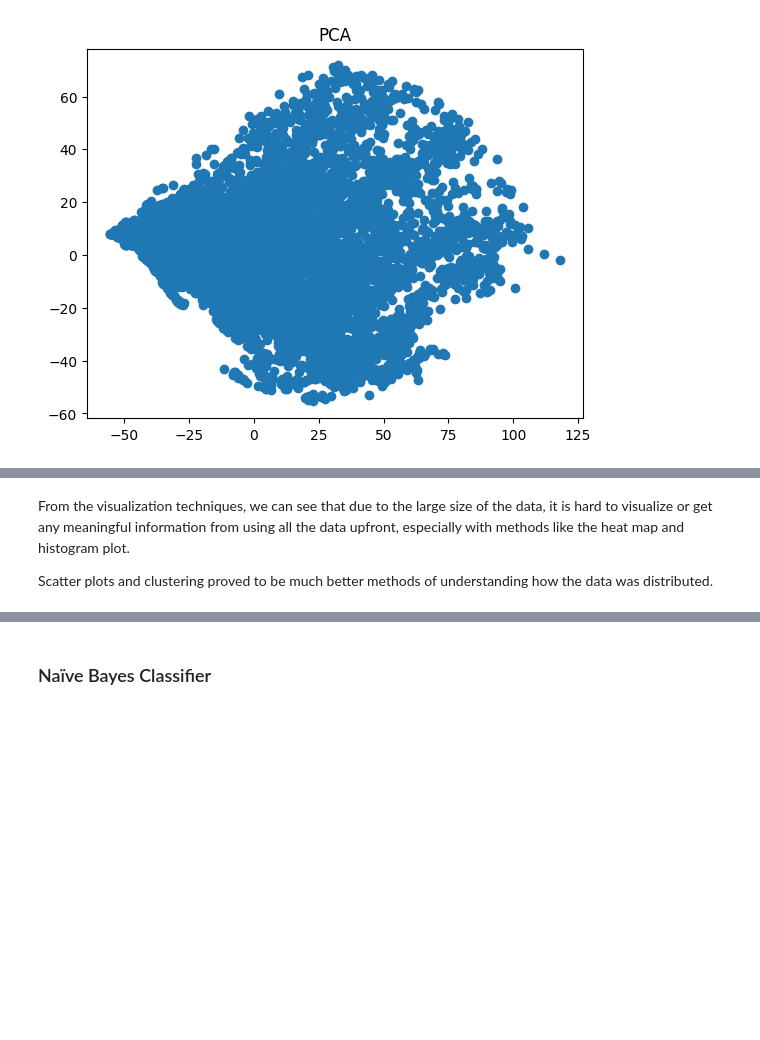
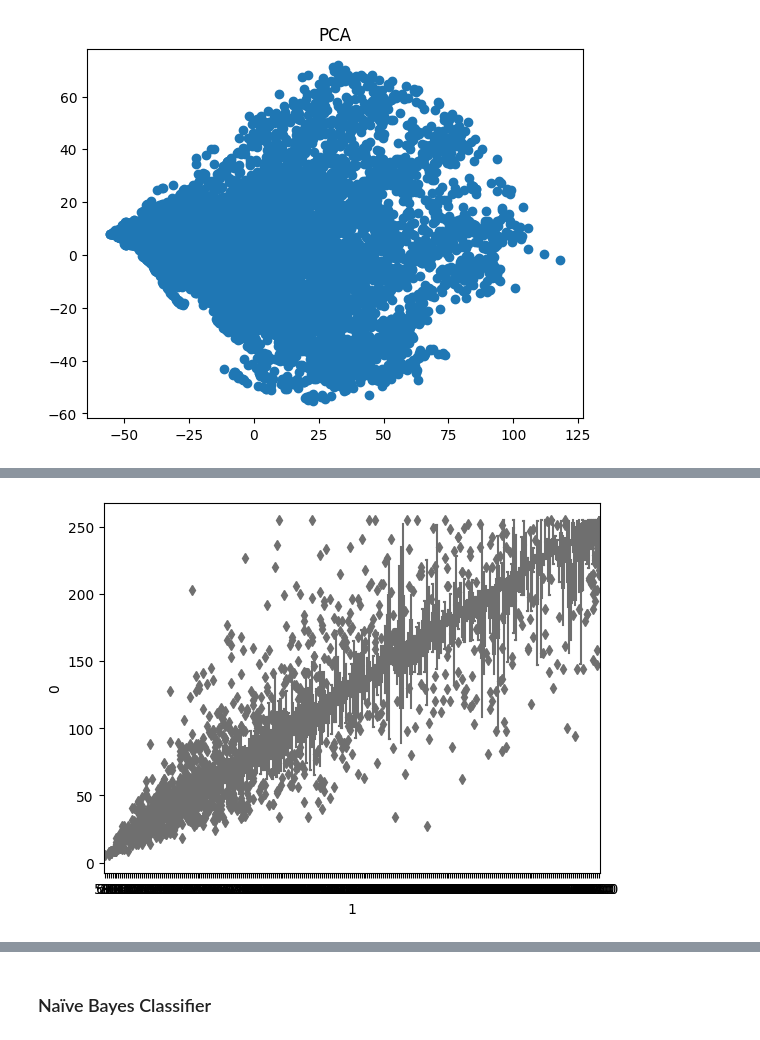
Before and after one commit to amv2/F20DL_Coursework_Group8_2023-24, a Jupyter notebook: CW-part1.ipynb, the cells around one changed output, grey strips where cells are left out. Cells and saved outputs as stored; diff of their text form; code cells hidden in the pictures; blank space fills up the shorter version.

Commit message:
update data visualization

```diff
--- a/CW-part1.ipynb
+++ b/CW-part1.ipynb
@@ -369,4 +293,8 @@ AttributeError: 'NoneType' object has no attribute 'split'
-# %% [markdown]
-From the visualization techniques, we can see that due to the large size of the data, it is hard to visualize or get any meaningful information from using all the data upfront, especially with methods like the heat map and histogram plot.
-
-Scatter plots and clustering proved to be much better methods of understanding how the data was distributed.
+# %%
+# combine the features and target for visualization
+data = pd.concat([X_train, y_train], axis=1)
+# %%
+sns.boxplot(x=data.iloc[:, 1], y=data.iloc[:, 0], data=data, palette="pastel")
+plt.show()
+# %% [output]
+[figure, added]
```
Also changed, not shown: parts of 15 cells of this notebook.
